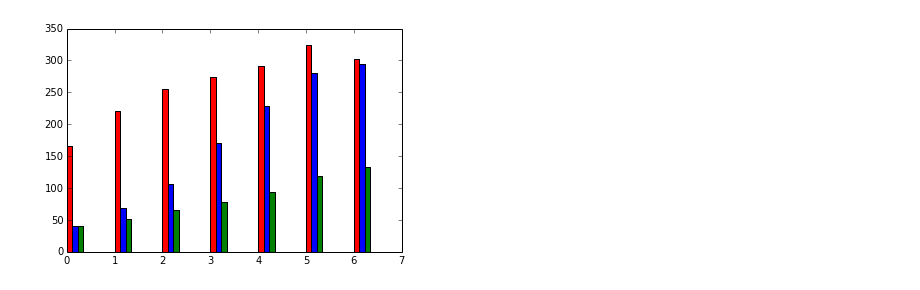
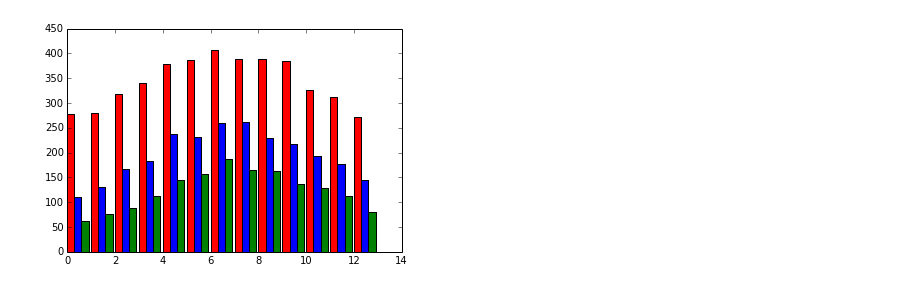
Before and after one commit to crossbario/crossbar-examples, a Jupyter notebook: iotcookbook/app/weights/wpadlab/notebooks/Untitled0.ipynb, the cells around one changed output. Cells and saved outputs as stored; diff of their text form; code cells hidden in the pictures.

```diff
--- a/iotcookbook/app/weights/wpadlab/notebooks/Untitled0.ipynb
+++ b/iotcookbook/app/weights/wpadlab/notebooks/Untitled0.ipynb
@@ -21,0 +1,23 @@ s2
+# %%
+#rpc_url = "https://demo.crossbar.io/call"
+rpc_url = "http://localhost:8080/call"
+
+import requests, json
+
+def get_obj(obj_type, obj_id):
+    payload = {"procedure": "io.crossbar.demo.wpad.objstore.get", "args": [obj_type, obj_id]}
+    r = requests.post(rpc_url, data=json.dumps(payload), headers={'content-type': 'application/json'})
+    res = r.json()
+    obj_data = res['args'][0]
+    return obj_data
+
+def save_obj(obj_type, obj_data):
+    payload = {"procedure": "io.crossbar.demo.wpad.objstore.save", "args": [obj_type, obj_data]}
+    r = requests.post(rpc_url, data=json.dumps(payload), headers={'content-type': 'application/json'})
+    res = r.json()
+    obj_id = res['args'][0]
+    return obj_id
+# %%
+series = []
+for i in range(13):
+    series.append(get_obj("series", i))
@@ -28,11 +41,11 @@ def plot_series(series):
     fig, ax = plt.subplots()
     N = len(series['T'])
     ind = np.arange(N)
-    width = 0.8 / float(N)
+    width = 0.3
     colors = ['r', 'b', 'g']
     for i in range(3):
         ax.bar(ind + width * i, series['A{}'.format(i + 4)], width, color=colors[i])
-# %%
-plot_series(s2)
-# %% [output]
-[figure, removed]
+# %%
+plot_series(series[12])
+# %% [output]
+[figure, added]
```
Also changed, not shown: parts of 29 cells of this notebook, 4 other files.
